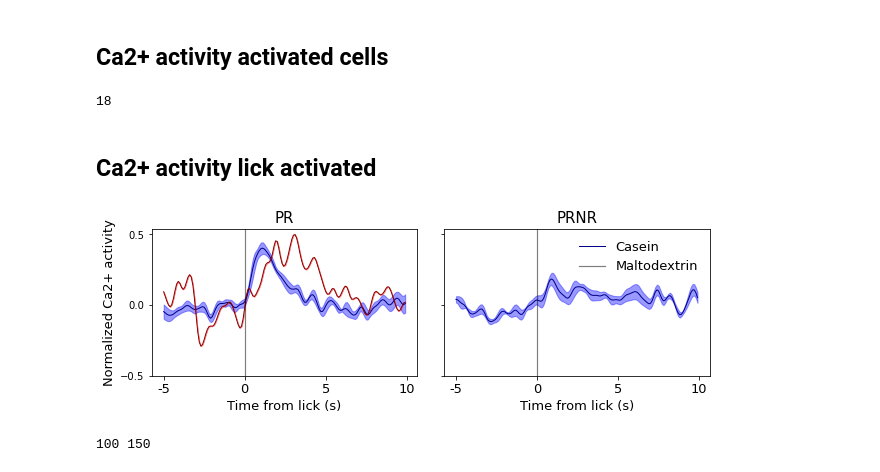
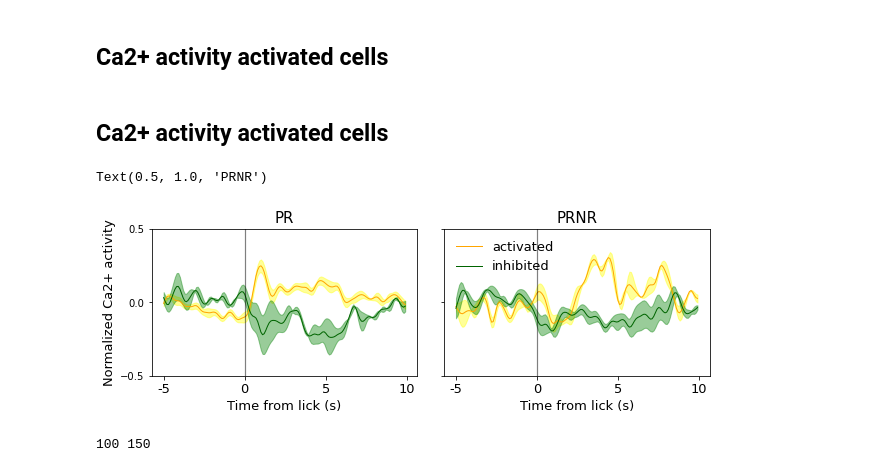
Before and after one commit to jetsetmette/VGP, a Jupyter notebook: notebooks/extract 2p data new.ipynb, the cells around one changed output. Saved outputs shown, nothing was run; the diff lists cells and outputs as text; code cells hidden in the pictures.

```diff
--- a/notebooks/extract 2p data new.ipynb
+++ b/notebooks/extract 2p data new.ipynb
@@ -261,7 +261,7 @@ for row in rows:
         day=row[1]
         date=int(row[3])
 
-        s2p_folder="C:\\Users\\mko102\\UiT Office 365\\O365-Pipette 2 - Dokumenter\\People\\Mette\\GitHub\\2P\\Processed\\VGP_procd_data_22-12-05\\sub-{}\\ses-{}".format(animal, day)
+        s2p_folder="C:\\Users\\mko102\\UiT Office 365\\O365-Pipette 2 - Dokumenter\\People\\Mette\\GitHub\\2P\\Processed\\s2p\\sub-{}\\ses-{}".format(animal, day)
         events_file = "C:\\Users\\mko102\\UiT Office 365\\O365-Pipette 2 - Dokumenter\\People\\Mette\\GitHub\\2P\\Processed\\behav\\sub-{0}\\ses-{1}-{2}\\sub-{0}_ses-{1}_events.csv".format(animal, day, date)
 
 
@@ -338,7 +338,7 @@ for row in rows:
 
 for key in cell_data.keys():
     d=cell_data[key]
-    if d['solution'] == 'cas' and d['diet']== 'PR' and d['animal']== 'VGP302':
+    if d['solution'] == 'Baseline' and d['diet']== 'NR' and d['animal']== 'VGP403':
         pump_a_cell=(d['n pump activated'])
         pump_i_cell=(d['n pump inhibited'])
         lick_a_cell=(d['n lick activated'])
@@ -361,6 +361,8 @@ f1, ax1 = plt.subplots(figsize=[3,3], )
 ax1.pie(sizes, labels=labels, autopct='%1.1f%%', startangle=90, colors=colors,labeldistance=None,radius=1,counterclock=False)
 ax1.legend()
 
-print (lick_a_cell,lick_i_cell)
+
 # f1.savefig('C:\\Users\\mko102\\GitHub\\VGP\\output\\pie_118_cas.png')
+
+both_responsive
 # %% [output]
@@ -371,74 +373,68 @@ print (lick_a_cell,lick_i_cell)
 # %%
 for key in cell_data.keys():
     d=cell_data[key]
-    if d['solution'] == 'cas' and d['diet']== 'PR'and d['animal']== 'VGP118':
-        lick_snips_cas=d['snips lick a']
-        lick_snips_cas_i=d['snips lick i']
-        pump_snips_cas=d['snips pump a']
-        snips_lick_cas=d['lick snips']
-        snips_pump_cas=d['pump snips']
+    if d['solution'] == 'Baseline' and d['diet']== 'NR'and d['animal']== 'VGP403':
+        lick_snips_a=d['snips lick a']
+        lick_snips_i=d['snips lick i']
+        pump_snips_a=d['snips pump a']
+        pump_snips_i=d['snips pump i']
+#         snips_lick_cas=d['lick snips']
+#         snips_pump_cas=d['pump snips']
 
-    elif d['solution'] == 'malt' and d['diet']== 'PR'and d['animal']== 'VGP118':
-        lick_snips_malt=d['snips lick a']
-        lick_snips_malt_i=d['snips lick i']
-        pump_snips_malt=d['snips pump a']
-        snips_lick_malt=d['lick snips']
+#     elif d['solution'] == 'malt' and d['diet']== 'PR'and d['animal']== 'VGP118':
+#         lick_snips_malt=d['snips lick a']
+#         lick_snips_malt_i=d['snips lick i']
+#         pump_snips_malt=d['snips pump a']
+#         snips_lick_malt=d['lick snips']
 
-    elif d['solution'] == 'cas' and d['diet']== 'PRNR'and d['animal']== 'VGP118':
-        lick_snips_cas2=d['snips lick a']
-        pump_snips_cas2=d['snips pump a']
-        snips_lick_cas2=d['lick snips']
+#     elif d['solution'] == 'cas' and d['diet']== 'PRNR'and d['animal']== 'VGP118':
+#         lick_snips_cas2=d['snips lick a']
+#         pump_snips_cas2=d['snips pump a']
+#         snips_lick_cas2=d['lick snips']
 
-    elif d['solution'] == 'malt' and d['diet']== 'PRNR'and d['animal']== 'VGP118':
-        lick_snips_malt2=d['snips lick a']
-        lick_snips_malt2_i=d['snips lick i']
-        pump_snips_malt2=d['snips pump a']
-        snips_lick_malt2=d['lick snips']
-
-
-
-
-len(snips_pump_cas)
+#     elif d['solution'] == 'malt' and d['diet']== 'PRNR'and d['animal']== 'VGP118':
+#         lick_snips_malt2=d['snips lick a']
+#         lick_snips_malt2_i=d['snips lick i']
+#         pump_snips_malt2=d['snips pump a']
+#         snips_lick_malt2=d['lick snips']
-# %% [output]
-18
 # %% [markdown]
-## Ca2+ activity lick activated
+## Ca2+ activity activated cells
 # %%
 f, [ax1,ax2] = plt.subplots(figsize=[10,3],ncols=2,gridspec_kw={'wspace':0.1,'width_ratios':[10,10]}, sharey=True)
 f.subplots_adjust(bottom=0.2)
 
-handles= 'Casein', 'Maltodextrin'
+handles= 'activated', 'inhibited'
 
-tp.shadedError(ax1, lick_snips_cas,linecolor='darkblue',errorcolor='blue')
-# tp.shadedError(ax1, lick_snips_cas_i,linecolor='darkblue',errorcolor='blue')
-tp.shadedError(ax1, lick_snips_malt,linecolor='darkred',errorcolor='red')
-# tp.shadedError(ax1, lick_snips_malt_i,linecolor='darkred',errorcolor='red')
-tp.shadedError(ax2, lick_snips_cas2,linecolor='darkblue',errorcolor='blue')
-# tp.shadedError(ax2, lick_snips_malt2,linecolor='darkred',errorcolor='red')
-# tp.shadedError(ax2, lick_snips_malt2_i,linecolor='darkred',errorcolor='red')
+tp.shadedError(ax1, lick_snips_a,linecolor='orange',errorcolor='yellow')
+tp.shadedError(ax1, lick_snips_i,linecolor='darkgreen',errorcolor='green')
+
+tp.shadedError(ax2, pump_snips_a,linecolor='orange',errorcolor='yellow')
+tp.shadedError(ax2, pump_snips_i,linecolor='darkgreen',errorcolor='green')
+
 
 ax1.set_yticks([-0.5, 0,  0.5])
 ax2.set_yticks([-0.5, 0,  0.5])
 ax1.set_xticks([0,50,100,150])
 ax2.set_xticks([0,50,100,150])
 ax1.set_xticklabels([-5,0,5,10], fontsize=13)
 ax2.set_xticklabels([-5,0,5,10], fontsize=13)
 ax1.axvline(50, color='black', alpha=0.5, linewidth=1.2)
 ax2.axvline(50, color='black', alpha=0.5, linewidth=1.2)
 
 ax2.legend(handles, fontsize=13,frameon = False)
 
 ax1.set_ylabel('Normalized Ca2+ activity',fontsize = 13)
 
 ax1.set_xlabel('Time from lick (s)', fontsize = 13)
 ax2.set_xlabel('Time from lick (s)', fontsize = 13)
 
 ax1.set_title('PR',fontsize=15)
 ax2.set_title('PRNR',fontsize=15)
 
-f.savefig('C:\\Users\\mko102\\GitHub\\VGP\\output\\signal_licks_118.png')
+# f.savefig('C:\\Users\\mko102\\GitHub\\VGP\\output\\signal_licks_118.png')
 # %% [output]
+Text(0.5, 1.0, 'PRNR')
-[figure, old version]
+[figure, new version]
 # %%
 # f, [ax1,ax2] = plt.subplots(figsize=[10,3],ncols=2,gridspec_kw={'wspace':0.1,'width_ratios':[12,12]}, sharey=True)
 
```
Also changed, not shown: parts of 1 cell of this notebook, 3 other files.
